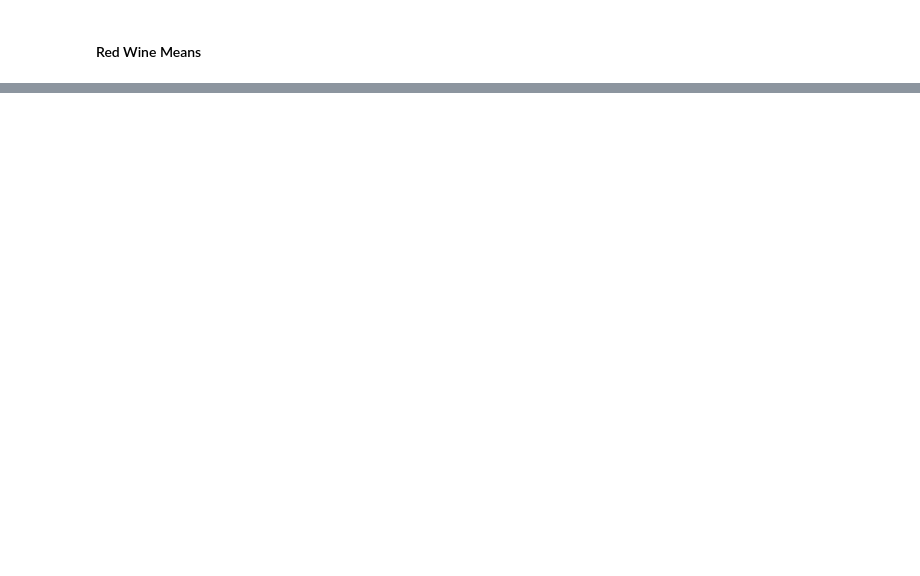
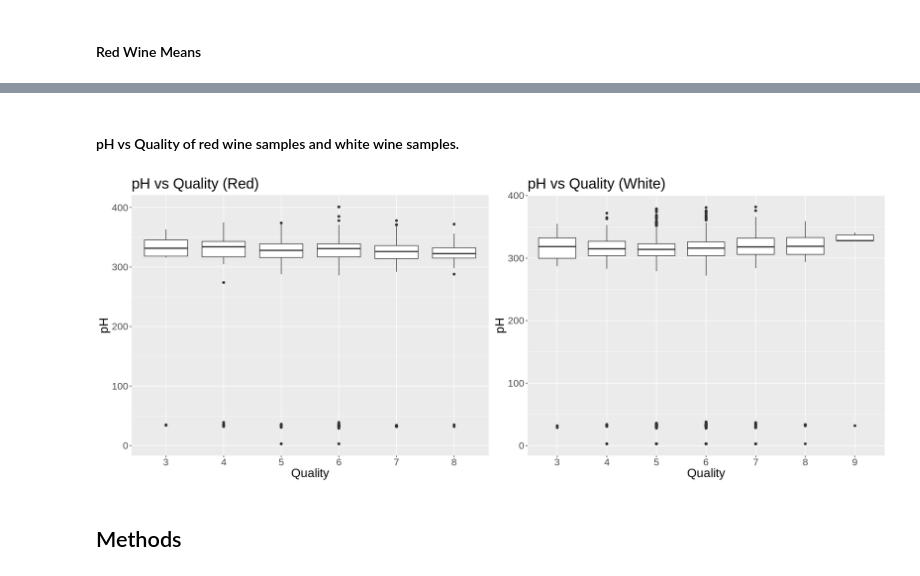
Before and after one commit to Hg422/DSCI100_GroupProject_2022, a Jupyter notebook: Project ProposalHeidi.ipynb, the cells around one changed output, grey strips where cells are left out. Drawn from its saved outputs; the diff is of its cells as text; code cells hidden in the pictures; blank space fills up the shorter version.

```diff
--- a/Project ProposalHeidi.ipynb
+++ b/Project ProposalHeidi.ipynb
@@ -459,0 +568,21 @@ plot_grid(white_wine_fix_acidity_plot,
+# %% [markdown]
+#### pH vs Quality of red wine samples and white wine samples.
+# %%
+red_pH_vs_quality <- ggplot(winequalityRed, aes(x = quality, y = pH)) +
+    geom_boxplot() +
+    ggtitle("pH vs Quality (Red)") +
+    labs(x = "Quality", y = "pH") +
+    theme(text=element_text(size=20))
+
+white_pH_vs_quality <- ggplot(winequalityWhite, aes(x = quality, y = pH)) +
+    geom_boxplot() +
+    ggtitle("pH vs Quality (White)") +
+    labs(x = "Quality", y = "pH") +
+    theme(text=element_text(size=20))
+
+options(repr.plot.width = 18, repr.plot.height = 7)
+grid.arrange(red_pH_vs_quality, white_pH_vs_quality, ncol=2)
+# %% [output]
+[figure, added]
+# %% [markdown]
+## Methods
```
Also changed, not shown: parts of 16 cells of this notebook.
